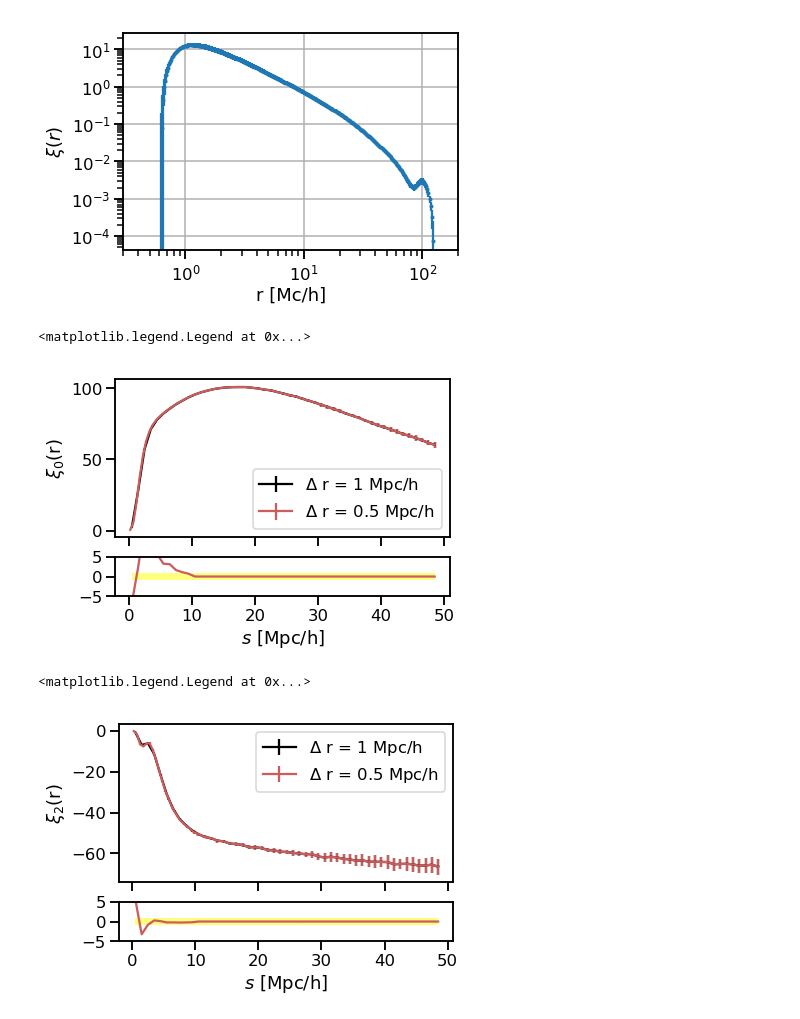
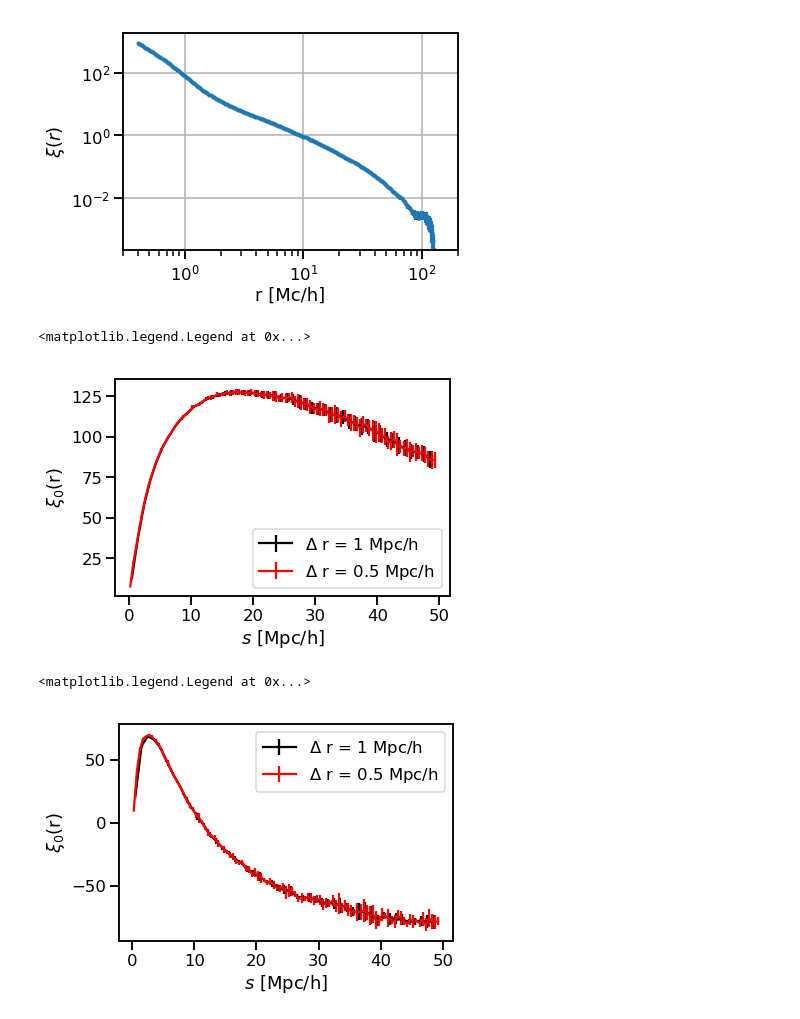
Before and after one commit to florpi/CentralStreamingModel, a Jupyter notebook: emulator_measurement/check_measurements.ipynb, the cells around one changed output. Saved outputs shown, nothing was run; the diff lists cells and outputs as text; code cells hidden in the pictures.

```diff
--- a/emulator_measurement/check_measurements.ipynb
+++ b/emulator_measurement/check_measurements.ipynb
@@ -13,7 +14,7 @@ snapshot = 11
 # Load real space tpcf
 list_dictionaries = []
 os.chdir(data_dir + 'real/')
-for real_tpcf in glob.glob("*.pickle"):
+for real_tpcf in glob.glob(f"{tracer}_*.pickle"):
     with open(real_tpcf, "rb") as input_file:
         list_dictionaries.append(pickle.load(input_file))
 # %%
@@ -33,11 +34,11 @@ ax.set_xlabel("r [Mc/h]")
 ax.set_ylabel(r"$\xi (r)$")
 plt.grid()
 # %% [output]
-[figure, old version]
+[figure, new version]
 # %%
 # Load reshift space tpcf
 list_dictionaries = []
 os.chdir(data_dir + 'redshift/')
-for real_tpcf in glob.glob(f"box???_s{snapshot:03d}.pickle"):
+for real_tpcf in glob.glob(f"{tracer}_*.pickle"):
     with open(real_tpcf, "rb") as input_file:
         list_dictionaries.append(pickle.load(input_file))
@@ -44,7 +49,6 @@ for real_tpcf in glob.glob(f"box???_s{snapshot:03d}.pickle"):
 # %%
-# Load reshift space tpcf
-list_dictionaries_res2 = []
+list_dictionaries_mu = []
 os.chdir(data_dir + 'redshift/')
-for real_tpcf in glob.glob("box???_res2_*.pickle"):
+for real_tpcf in glob.glob(f"{tracer}_*.pickle"):
     with open(real_tpcf, "rb") as input_file:
-        list_dictionaries_res2.append(pickle.load(input_file))
+        list_dictionaries_mu.append(pickle.load(input_file))
@@ -62,31 +55,26 @@ average_mono_res2 = np.concatenate((reduce_mean, mean_mono_res2[20:]))
+# %%
+monopoles_mu = [dictionary['mono'] for dictionary in list_dictionaries_mu]
+mean_mono_mu = np.mean(monopoles_mu, axis=0)
+std_mono_mu = np.std(monopoles_mu, axis=0)
 # %%
-
-fig, (ax1, ax2) = plt.subplots(nrows=2,sharex = True, squeeze = True,
-                          gridspec_kw = {'height_ratios':[4,1]})
-
-ax1.errorbar(list_dictionaries[0]['r'],
+plt.errorbar(list_dictionaries[0]['r'],
     list_dictionaries[0]['r'] * list_dictionaries[0]['r'] *mean_mono,
     yerr = list_dictionaries[0]['r']*list_dictionaries[0]['r']*std_mono,
             label = r'$\Delta$ r = 1 Mpc/h', color = 'black')
 
-
-ax1.errorbar(list_dictionaries_res2[0]['r'],
-    list_dictionaries_res2[0]['r'] * list_dictionaries_res2[0]['r'] *mean_mono_res2,
-    yerr = list_dictionaries_res2[0]['r']*list_dictionaries_res2[0]['r']*std_mono_res2,
-            label = r'$\Delta$ r = 0.5 Mpc/h', color = 'indianred')
+plt.errorbar(list_dictionaries_mu[0]['r'],
+    list_dictionaries_mu[0]['r'] * list_dictionaries_mu[0]['r'] *mean_mono_mu,
+    yerr = list_dictionaries_mu[0]['r']*list_dictionaries_mu[0]['r']*std_mono_mu,
+            label = r'$\Delta$ r = 0.5 Mpc/h', color = 'red')
 
 
-ax2.plot(list_dictionaries[0]['r'],
-        (average_mono_res2 - mean_mono)/std_mono,
-        color = 'indianred')
-ax2.fill_between(list_dictionaries[0]['r'],-1., 1., facecolor = 'yellow', alpha = 0.5)
-ax2.set_ylim(-5.,5)
-ax2.set_xlabel(r'$s$ [Mpc/h]')
-ax1.set_ylabel(r'$\xi_0 $(r)')
-ax1.legend()
+
+plt.xlabel(r'$s$ [Mpc/h]')
+plt.ylabel(r'$\xi_0 $(r)')
+plt.legend()
 # %% [output]
 <matplotlib.legend.Legend at 0x...>
-[figure, old version]
+[figure, new version]
 # %%
 quadrupoles = [dictionary['quad'] for dictionary in list_dictionaries]
 mean_quad = np.mean(quadrupoles, axis=0)
@@ -101,30 +86,20 @@ average_quad_res2 = np.concatenate((reduce_mean, mean_quad_res2[20:]))
 # %%
-fig, (ax1, ax2) = plt.subplots(nrows=2,sharex = True, squeeze = True,
-                          gridspec_kw = {'height_ratios':[4,1]})
-
-ax1.errorbar(list_dictionaries[0]['r'],
+plt.errorbar(list_dictionaries[0]['r'],
     list_dictionaries[0]['r'] * list_dictionaries[0]['r'] *mean_quad,
     yerr = list_dictionaries[0]['r']*list_dictionaries[0]['r']*std_quad,
             label = r'$\Delta$ r = 1 Mpc/h', color = 'black')
 
+plt.errorbar(list_dictionaries_mu[0]['r'],
+    list_dictionaries_mu[0]['r'] * list_dictionaries_mu[0]['r'] *mean_quad_mu,
+    yerr = list_dictionaries_mu[0]['r']*list_dictionaries_mu[0]['r']*std_quad_mu,
+            label = r'$\Delta$ r = 0.5 Mpc/h', color = 'red')
 
-ax1.errorbar(list_dictionaries_res2[0]['r'],
-    list_dictionaries_res2[0]['r'] * list_dictionaries_res2[0]['r'] *mean_quad_res2,
-    yerr = list_dictionaries_res2[0]['r']*list_dictionaries_res2[0]['r']*std_quad_res2,
-            label = r'$\Delta$ r = 0.5 Mpc/h', color = 'indianred')
-
-
-ax2.plot(list_dictionaries[0]['r'],
-        (average_quad_res2 - mean_quad)/std_quad,
-        color = 'indianred')
-ax2.fill_between(list_dictionaries[0]['r'],-1., 1., facecolor = 'yellow', alpha = 0.5)
-ax2.set_ylim(-5.,5)
-ax2.set_xlabel(r'$s$ [Mpc/h]')
-ax1.set_ylabel(r'$\xi_2 $(r)')
-ax1.legend()
+plt.xlabel(r'$s$ [Mpc/h]')
+plt.ylabel(r'$\xi_0 $(r)')
+plt.legend()
 # %% [output]
 <matplotlib.legend.Legend at 0x...>
-[figure, old version]
+[figure, new version]
 # %%
 hexadecapoles = [dictionary['hexa'] for dictionary in list_dictionaries]
 mean_hexa = np.mean(hexadecapoles, axis=0)
```
Also changed, not shown: parts of 10 cells of this notebook, 7 other files.
